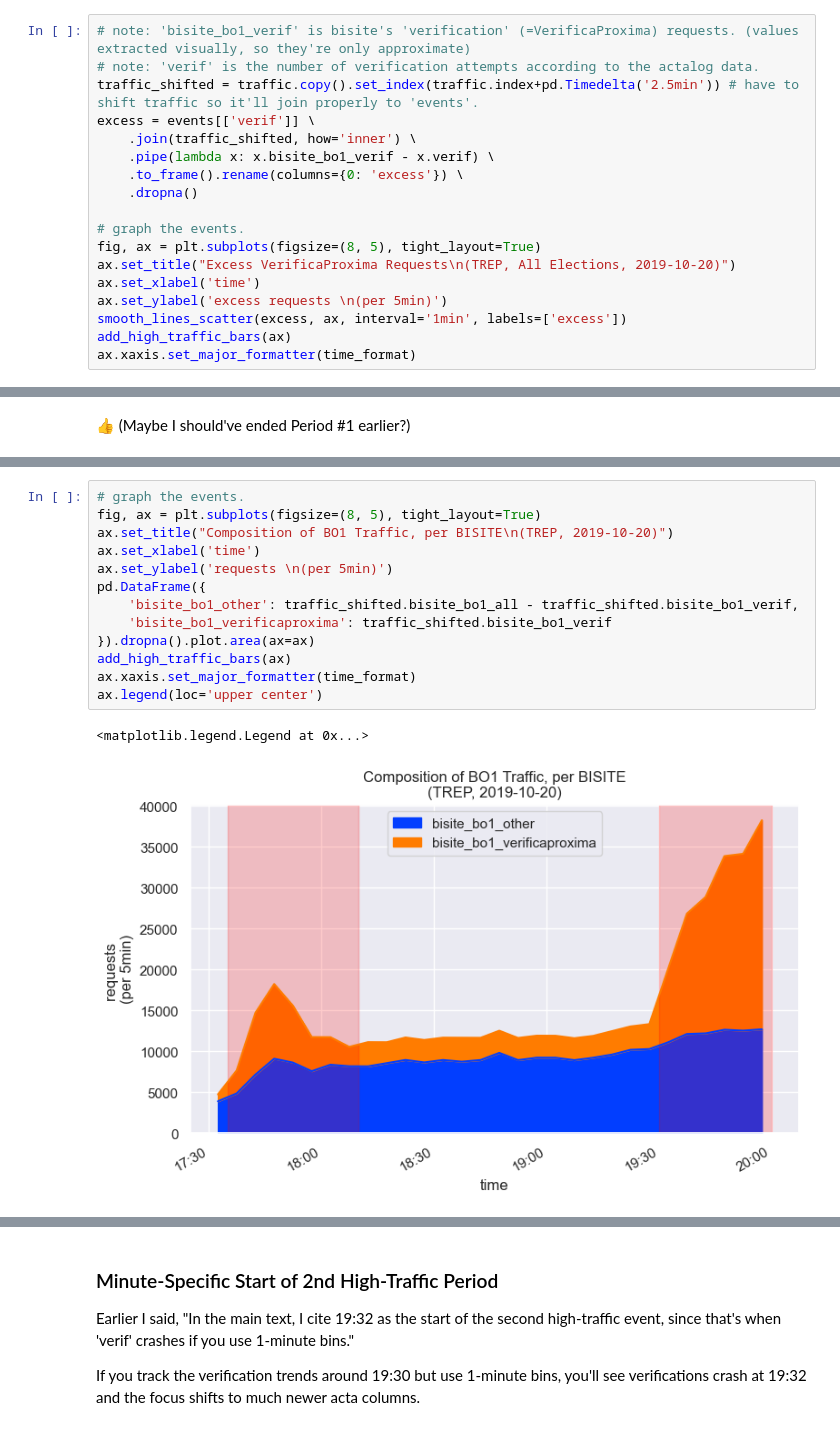
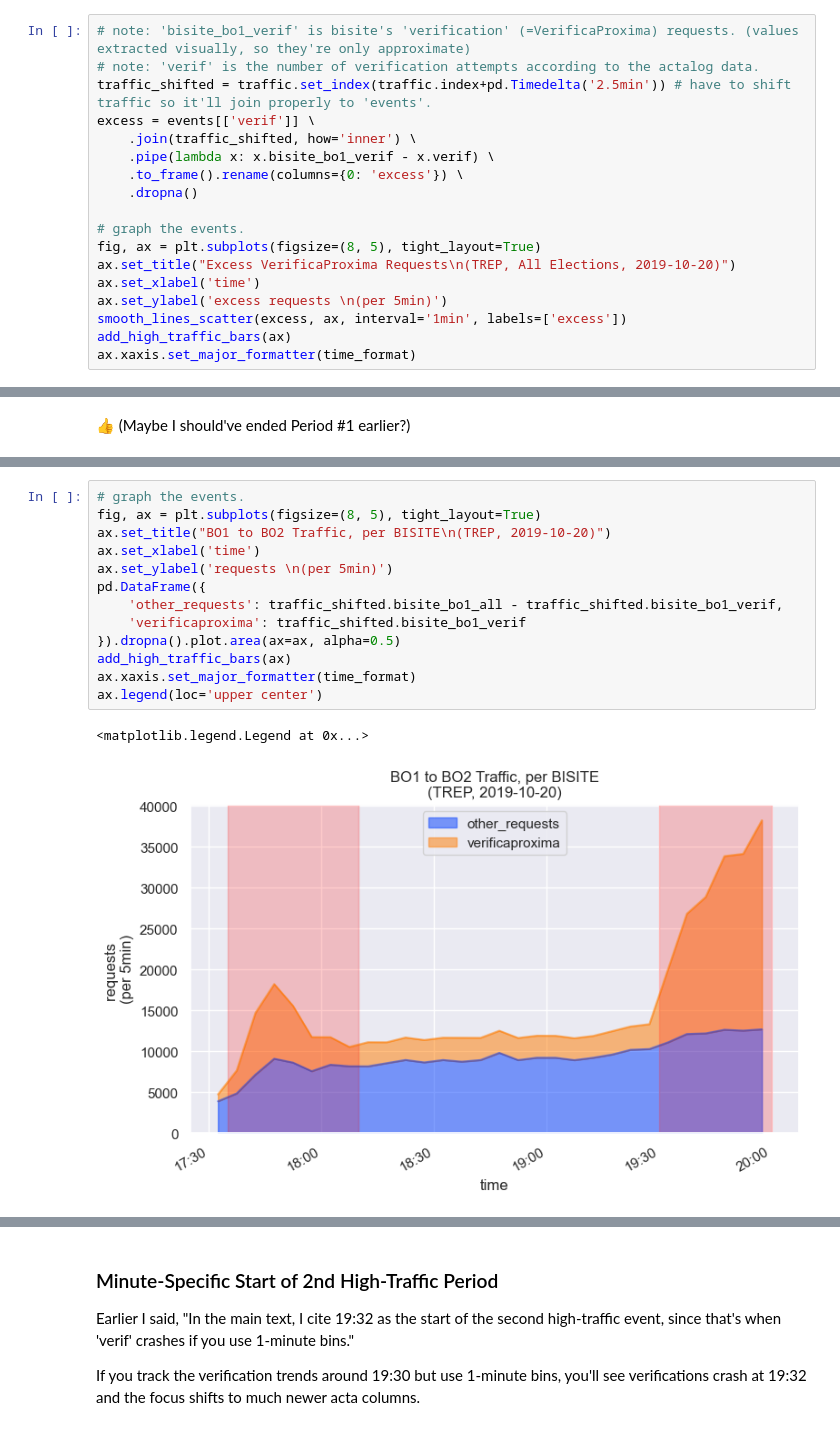
Before and after one commit to futurebum/bo1-post, a Jupyter notebook: bo1-post.ipynb, the cells around one changed output, grey strips where cells are left out. Cells and saved outputs as stored; diff of their text form.

```diff
--- a/bo1-post.ipynb
+++ b/bo1-post.ipynb
@@ -539,7 +531,7 @@ It should be zero in non-shortage periods, but > 0 in shortage periods.
 # %%
 # note: 'bisite_bo1_verif' is bisite's 'verification' (=VerificaProxima) requests. (values extracted visually, so they're only approximate)
 # note: 'verif' is the number of verification attempts according to the actalog data.
-traffic_shifted = traffic.copy().set_index(traffic.index+pd.Timedelta('2.5min')) # have to shift traffic so it'll join properly to 'events'.
+traffic_shifted = traffic.set_index(traffic.index+pd.Timedelta('2.5min')) # have to shift traffic so it'll join properly to 'events'.
 excess = events[['verif']] \
     .join(traffic_shifted, how='inner') \
     .pipe(lambda x: x.bisite_bo1_verif - x.verif) \
@@ -565,17 +557,17 @@ The composition of bo1's traffic:
 # %%
 # graph the events.
 fig, ax = plt.subplots(figsize=(8, 5), tight_layout=True)
-ax.set_title("Composition of BO1 Traffic, per BISITE\n(TREP, 2019-10-20)")
+ax.set_title("BO1 to BO2 Traffic, per BISITE\n(TREP, 2019-10-20)")
 ax.set_xlabel('time')
 ax.set_ylabel('requests \n(per 5min)')
 pd.DataFrame({
-    'bisite_bo1_other': traffic_shifted.bisite_bo1_all - traffic_shifted.bisite_bo1_verif,
-    'bisite_bo1_verificaproxima': traffic_shifted.bisite_bo1_verif
-}).dropna().plot.area(ax=ax)
+    'other_requests': traffic_shifted.bisite_bo1_all - traffic_shifted.bisite_bo1_verif,
+    'verificaproxima': traffic_shifted.bisite_bo1_verif
+}).dropna().plot.area(ax=ax, alpha=0.5)
 add_high_traffic_bars(ax)
 ax.xaxis.set_major_formatter(time_format)
 ax.legend(loc='upper center')
 # %% [output]
 <matplotlib.legend.Legend at 0x...>
-[figure, old version]
+[figure, new version]
 # %% [markdown]
```
Also changed, not shown: parts of 19 cells of this notebook.
